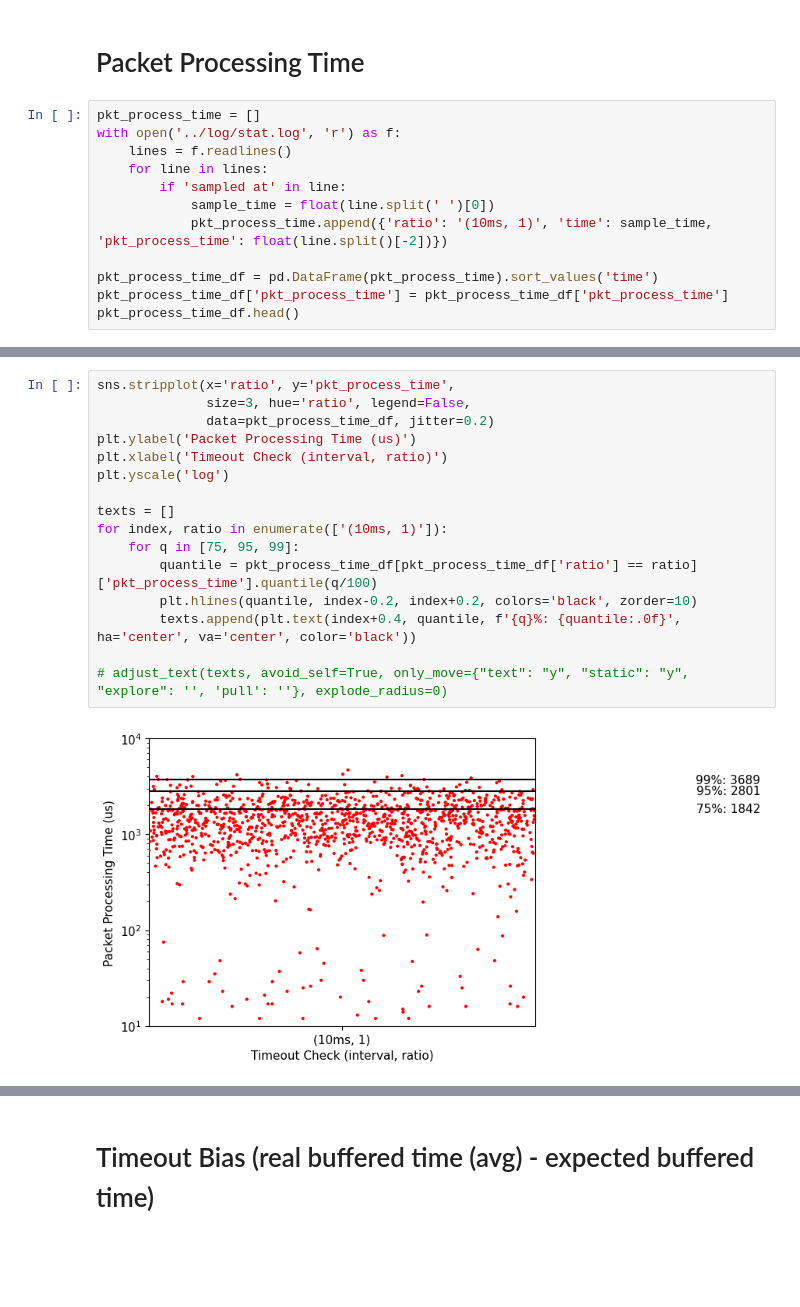
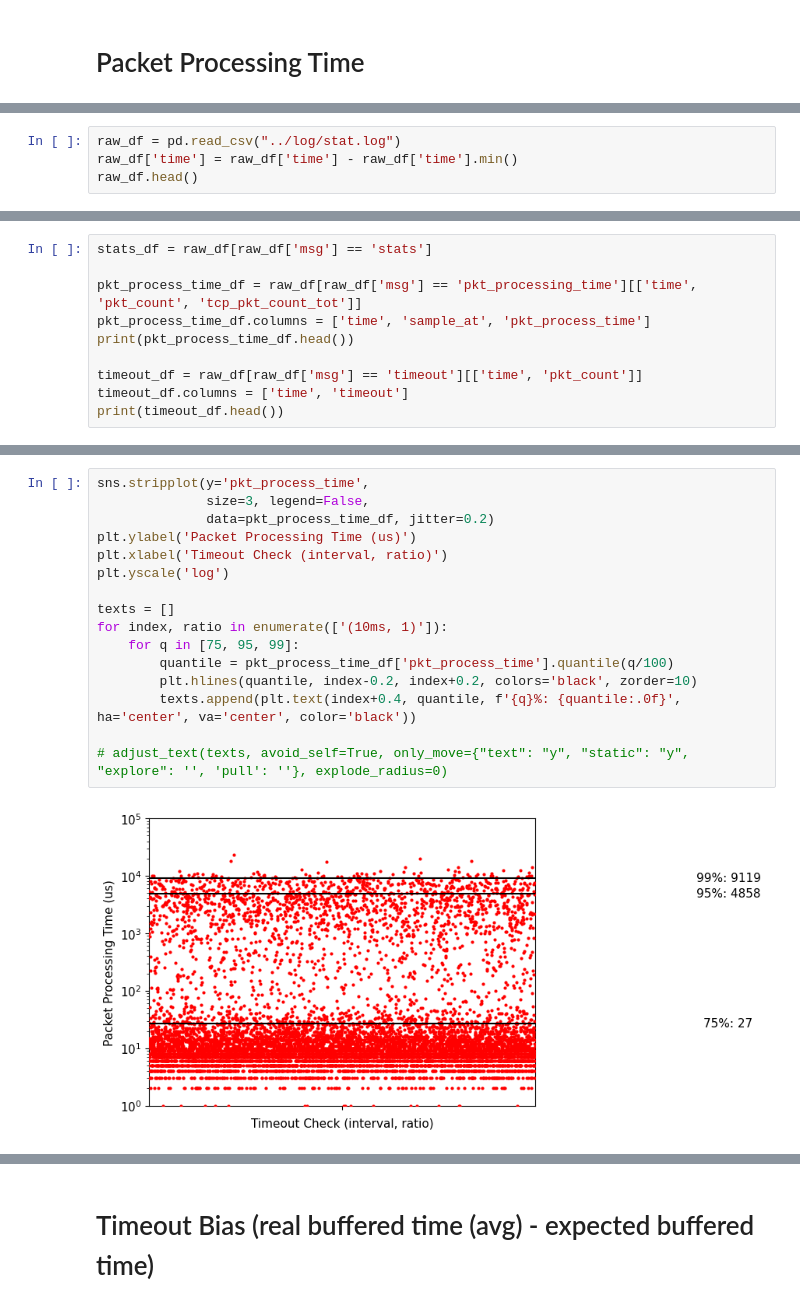
Before and after one commit to zhihao1998/ChamaleoNet, a Jupyter notebook: analysis/pkt_process_time.ipynb, the cells around one changed output, grey strips where cells are left out. Saved outputs shown, nothing was run; the diff lists cells and outputs as text; blank space fills up the shorter version.

```diff
--- a/analysis/pkt_process_time.ipynb
+++ b/analysis/pkt_process_time.ipynb
@@ -14,15 +15,3 @@ sns.set_style("whitegrid")
 sns.set_context("paper")
 # %% [markdown]
 # Packet Processing Time
-# %%
-pkt_process_time = []
-with open('../log/stat.log', 'r') as f:
-    lines = f.readlines()
-    for line in lines:
-        if 'sampled at' in line:
-            sample_time = float(line.split(' ')[0])
-            pkt_process_time.append({'ratio': '(10ms, 1)', 'time': sample_time, 'pkt_process_time': float(line.split()[-2])})
-
-pkt_process_time_df = pd.DataFrame(pkt_process_time).sort_values('time')
-pkt_process_time_df['pkt_process_time'] = pkt_process_time_df['pkt_process_time']
-pkt_process_time_df.head()
@@ -35,0 +18,4 @@ pkt_process_time_df.head()
+# %%
+raw_df = pd.read_csv("../log/stat.log")
+raw_df['time'] = raw_df['time'] - raw_df['time'].min()
+raw_df.head()
@@ -35,0 +30,10 @@ pkt_process_time_df.head()
+# %%
+stats_df = raw_df[raw_df['msg'] == 'stats']
+
+pkt_process_time_df = raw_df[raw_df['msg'] == 'pkt_processing_time'][['time', 'pkt_count', 'tcp_pkt_count_tot']]
+pkt_process_time_df.columns = ['time', 'sample_at', 'pkt_process_time']
+print(pkt_process_time_df.head())
+
+timeout_df = raw_df[raw_df['msg'] == 'timeout'][['time', 'pkt_count']]
+timeout_df.columns = ['time', 'timeout']
+print(timeout_df.head())
@@ -44,18 +61,18 @@ fastplot.plot((pkt_process_time_df['time'], pkt_process_time_df['pkt_process_tim
 # %%
-sns.stripplot(x='ratio', y='pkt_process_time',
-              size=3, hue='ratio', legend=False,
+sns.stripplot(y='pkt_process_time',
+              size=3, legend=False,
               data=pkt_process_time_df, jitter=0.2)
 plt.ylabel('Packet Processing Time (us)')
 plt.xlabel('Timeout Check (interval, ratio)')
 plt.yscale('log')
 
 texts = []
 for index, ratio in enumerate(['(10ms, 1)']):
     for q in [75, 95, 99]:
-        quantile = pkt_process_time_df[pkt_process_time_df['ratio'] == ratio]['pkt_process_time'].quantile(q/100)
+        quantile = pkt_process_time_df['pkt_process_time'].quantile(q/100)
         plt.hlines(quantile, index-0.2, index+0.2, colors='black', zorder=10)
         texts.append(plt.text(index+0.4, quantile, f'{q}%: {quantile:.0f}', ha='center', va='center', color='black'))
 
 # adjust_text(texts, avoid_self=True, only_move={"text": "y", "static": "y", "explore": '', 'pull': ''}, explode_radius=0)
 # %% [output]
-[figure, old version]
+[figure, new version]
```
Also changed, not shown: parts of 20 cells of this notebook, 9 other files.
